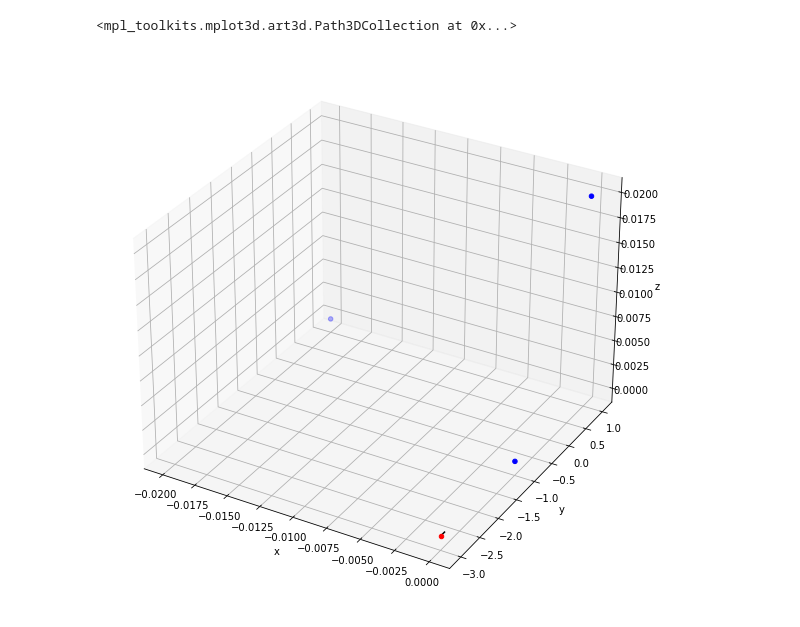
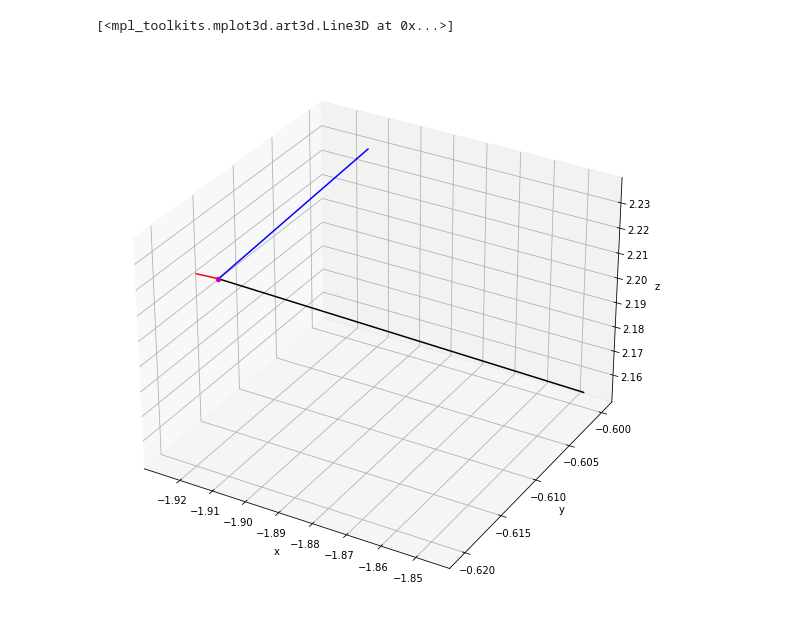
Before and after one commit to cepheid42/cuCBET, a Jupyter notebook: scratch.ipynb, the cells around one changed output. Cells and saved outputs as stored; diff of their text form; code cells hidden in the pictures.

```diff
--- a/scratch.ipynb
+++ b/scratch.ipynb
@@ -124,34 +154,45 @@ rays = np.asarray(rays)
 # %%
-bnum = 1
+bnum = 45
 beam = bigR * b_norms[bnum]
 b_rays = rays[bnum]
 
 line = np.arange(bigR - 5 * dR, bigR, dR)
 beam_line = np.asarray([b_norms[bnum, :] for i in range(6)]) * line[:, None]
 
 # fig = plt.figure(figsize=(12, 10))
 # ax = fig.add_subplot(111)
 # ax.set_aspect('equal')
-# # ax.plot(beam_line[:, 0], beam_line[:, 2], color='k')
-# ax.plot(b_rays[:2, 2], b_rays[:2, 1], 'bo-', label='b0-e1')
-# ax.plot(b_rays[::2, 2], b_rays[::2, 1], 'ro-', label='b0-e2')
+
+# ax.scatter(b_rays[:, 1], b_rays[:, 2], color='b')
+# ax.plot(beam_line[:, 0], beam_line[:, 2], color='k')
+# ax.plot(b_rays[:2, 0], b_rays[:2, 2], 'bo-', label='b0-e1')
+# ax.plot(b_rays[::2, 0], b_rays[::2, 2], 'ro-', label='b0-e2')
 # ax.legend()
 
 fig = plt.figure(figsize=(12, 10))
 ax = fig.add_subplot(111, projection='3d')
 ax.set_xlabel('x')
 ax.set_ylabel('y')
 ax.set_zlabel('z')
+# ax.view_init(45, -45)
+
 ax.plot(beam_line[:, 0], beam_line[:, 1], beam_line[:, 2], color='k')
-ax.scatter(beam[0], beam[1], beam[2] , color='r')
-ax.scatter(b_rays[:, 0], b_rays[:, 1], b_rays[:, 2], color='b')
+ax.scatter(beam[0], beam[1], beam[2] , color='m')
 
+ax.plot(b_rays[:2, 0], b_rays[:2, 1], b_rays[:2, 2], color='b')
+ax.plot(b_rays[::2, 0], b_rays[::2, 1], b_rays[::2, 2], color='r')
+
+
+# ax.scatter(b_rays[:, 0], b_rays[:, 1], b_rays[:, 2], color='b')
+
+
+# beam = bigR * b_norms
 # ax.scatter(beam[:, 0], beam[:, 1], beam[:, 2], color='r')
 # for r in rays:
 #   ax.scatter(r[:, 0], r[:, 1], r[:, 2], color='b')
 # %% [output]
-<mpl_toolkits.mplot3d.art3d.Path3DCollection at 0x...>
+[<mpl_toolkits.mplot3d.art3d.Line3D at 0x...>]
-[figure, old version]
+[figure, new version]
 # %%
 fig = plt.figure(figsize=(12, 10))
 ax = fig.add_subplot(111, projection='3d')
```
Also changed, not shown: parts of 2 cells of this notebook.
